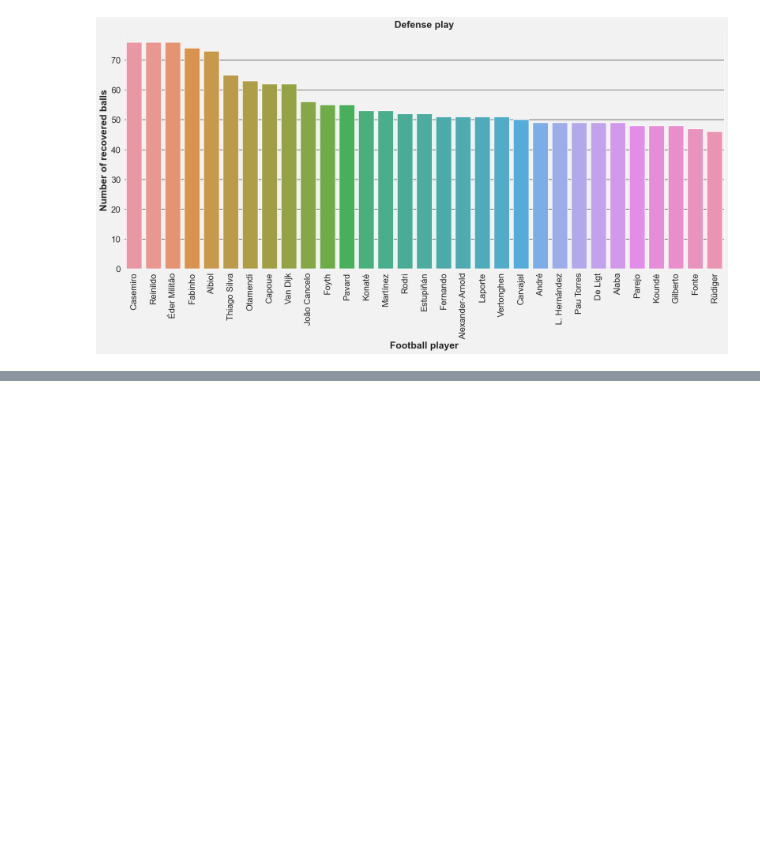
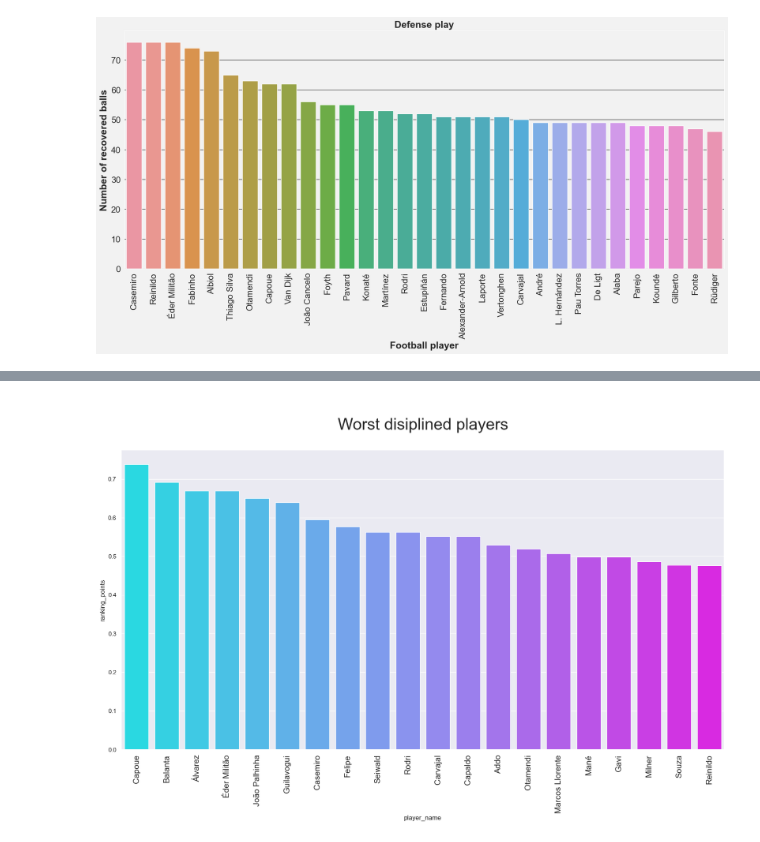
Before and after one commit to pooyanosk1382/UCL21-22, a Jupyter notebook: UCL.ipynb, the cells around one changed output, grey strips where cells are left out. Cells and saved outputs as stored; diff of their text form; code cells hidden in the pictures; blank space fills up the shorter version.

```diff
--- a/UCL.ipynb
+++ b/UCL.ipynb
@@ -426,0 +454,10 @@ plt.show()
+# %%
+df_disciplinary['ranking_points']=(df_disciplinary['fouls_committed']/df_disciplinary['fouls_committed'].max())*0.5+(df_disciplinary['red']/df_disciplinary['red'].max())*0.3+(df_disciplinary['yellow']/df_disciplinary['yellow'].max())*0.2
+sns.set(rc={'figure.figsize':(20,10)})
+dfnx=df_disciplinary.sort_values('ranking_points',ascending=False)
+dfnx=dfnx[:20]
+plt.xticks(fontsize=15,rotation='vertical')
+p=sns.barplot(x="player_name", y="ranking_points", data=dfnx,palette="cool",capsize=2)
+p.axes.set_title("\n Worst disiplined players \n",fontsize=30);
+# %% [output]
+[figure, added]
```
Also changed, not shown: parts of 8 cells of this notebook.
